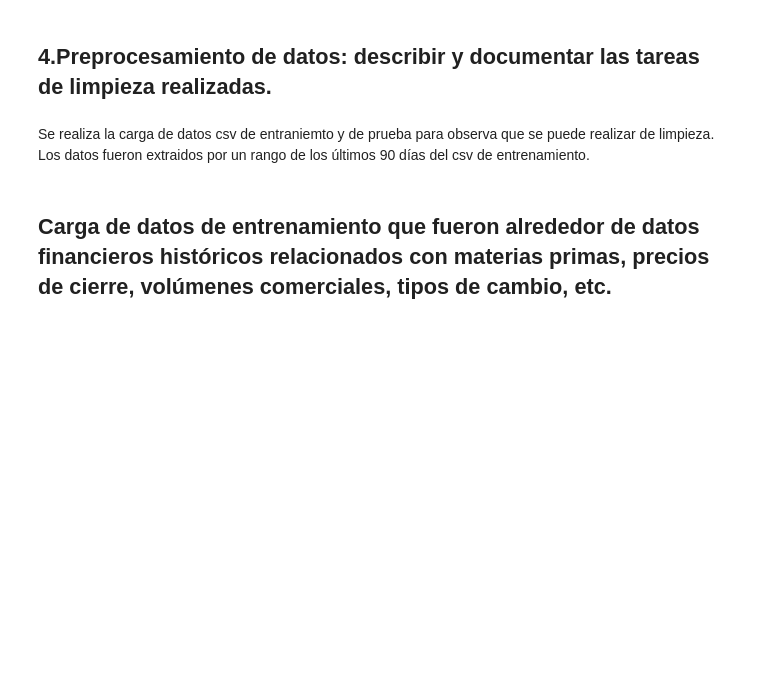
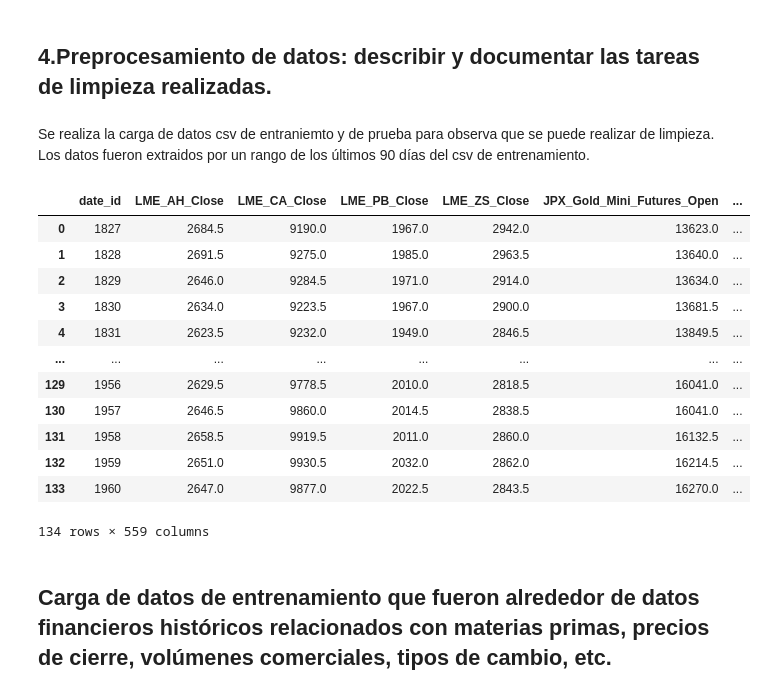
Before and after one commit to BrandonReyes0609/Proyecto_2_DS, a Jupyter notebook: Proyecto2_DS.ipynb, the cells around one changed output. Cells and saved outputs as stored; diff of their text form; code cells hidden in the pictures; blank space fills up the shorter version.

Commit message:
checked test and train csv

```diff
--- a/Proyecto2_DS.ipynb
+++ b/Proyecto2_DS.ipynb
@@ -94,16 +87,35 @@ Se realiza la carga de datos csv de entraniemto y de prueba para observa que se
 # %%
 import pandas as pd
 
 #Carga de datos para limpieza de prueba
 
 # Read the CSV into a DataFrame
 df_test = pd.read_csv('datos/test.csv')
 
 # Print the whole DataFrame
 df_test
 
 
 df_test = df_test.fillna(method='ffill').fillna(method='bfill')
+
+num_cols = df_test.select_dtypes(include='number').columns
+df_test[num_cols] = df_test[num_cols].fillna(df_test[num_cols].mean(numeric_only=True))
+
+df_test
+# %% [output]
+|  | date_id | LME_AH_Close | LME_CA_Close | LME_PB_Close | LME_ZS_Close | JPX_Gold_Mini_Futures_Open | ... |
+| 0 | 1827 | 2684.5 | 9190.0 | 1967.0 | 2942.0 | 13623.0 | ... |
+| 1 | 1828 | 2691.5 | 9275.0 | 1985.0 | 2963.5 | 13640.0 | ... |
+| 2 | 1829 | 2646.0 | 9284.5 | 1971.0 | 2914.0 | 13634.0 | ... |
+| 3 | 1830 | 2634.0 | 9223.5 | 1967.0 | 2900.0 | 13681.5 | ... |
+| 4 | 1831 | 2623.5 | 9232.0 | 1949.0 | 2846.5 | 13849.5 | ... |
+| ... | ... | ... | ... | ... | ... | ... | ... |
+| 129 | 1956 | 2629.5 | 9778.5 | 2010.0 | 2818.5 | 16041.0 | ... |
+| 130 | 1957 | 2646.5 | 9860.0 | 2014.5 | 2838.5 | 16041.0 | ... |
+| 131 | 1958 | 2658.5 | 9919.5 | 2011.0 | 2860.0 | 16132.5 | ... |
+| 132 | 1959 | 2651.0 | 9930.5 | 2032.0 | 2862.0 | 16214.5 | ... |
+| 133 | 1960 | 2647.0 | 9877.0 | 2022.5 | 2843.5 | 16270.0 | ... |
+134 rows × 559 columns
 # %% [markdown]
 ## Carga de datos de entrenamiento que fueron alrededor de datos financieros históricos relacionados con materias primas, precios de cierre, volúmenes comerciales, tipos de cambio, etc.
 # %%
```
Also changed, not shown: parts of 9 cells of this notebook, 2 other files.
